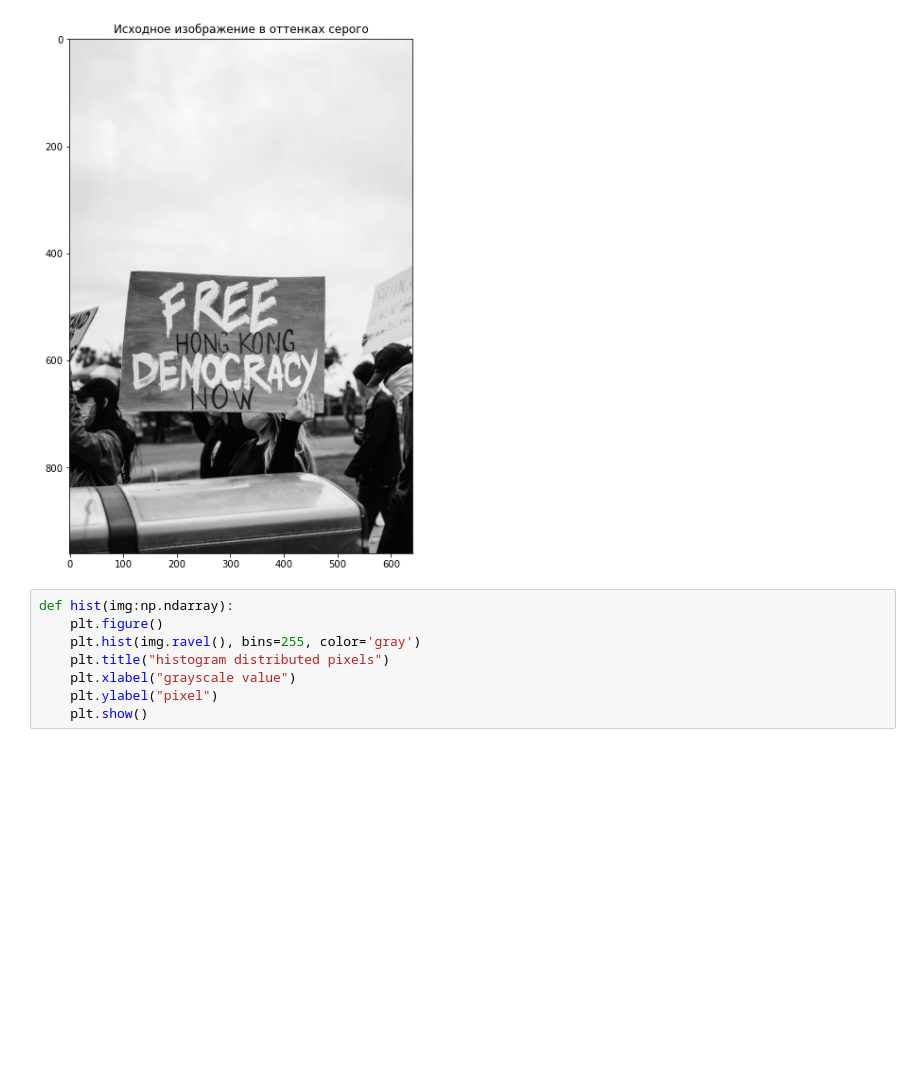
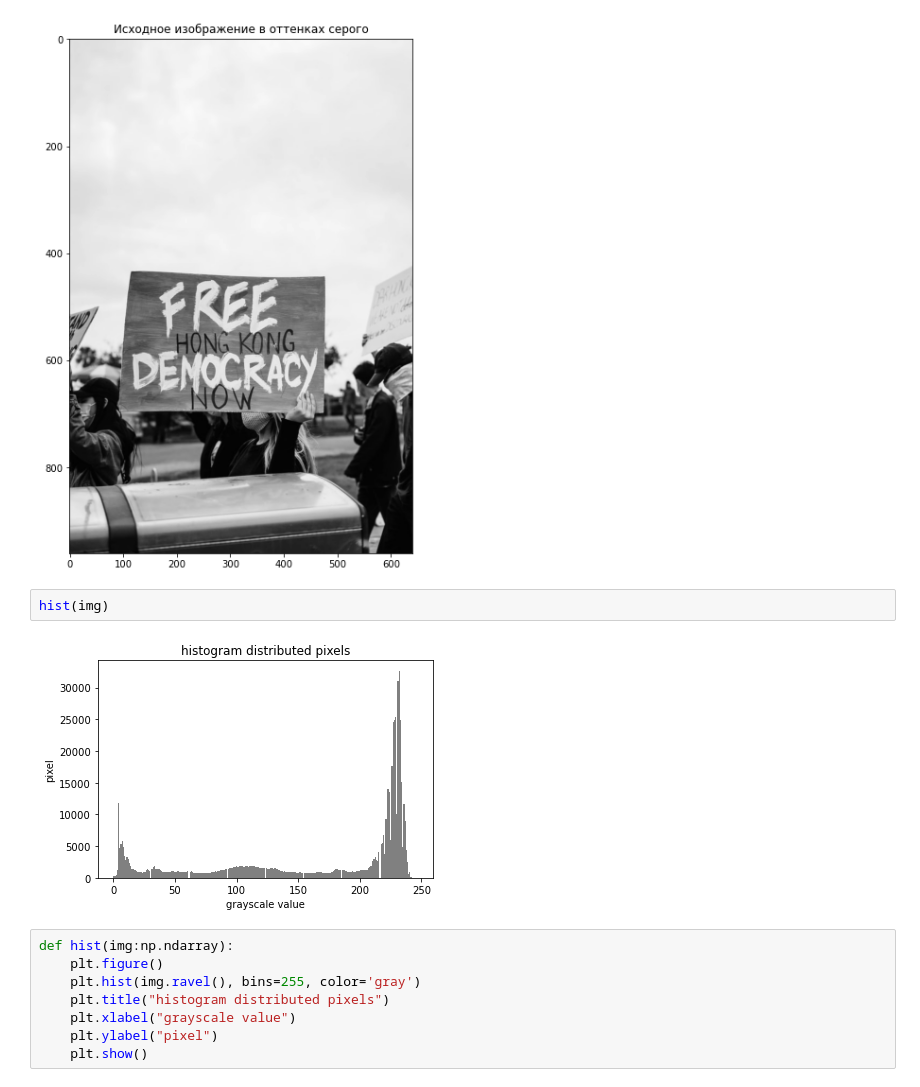
Before and after one commit to yaroslavtsepkov/image-analysis-processing, a Jupyter notebook: 04-diff-gradient-tsepkov-yaroslav.ipynb, the cells around one changed output. Cells and saved outputs as stored; diff of their text form; blank space fills up the shorter version.

```diff
--- a/04-diff-gradient-tsepkov-yaroslav.ipynb
+++ b/04-diff-gradient-tsepkov-yaroslav.ipynb
@@ -19,6 +19,10 @@ plt.imshow(img, plt.cm.gray)
 # %% [output]
 <matplotlib.image.AxesImage at 0x...>
 [figure]
+# %%
+hist(img)
+# %% [output]
+[figure, added]
 # %%
 def hist(img:np.ndarray):
     plt.figure()
```
Also changed, not shown: parts of 10 cells of this notebook, 2 other files.
